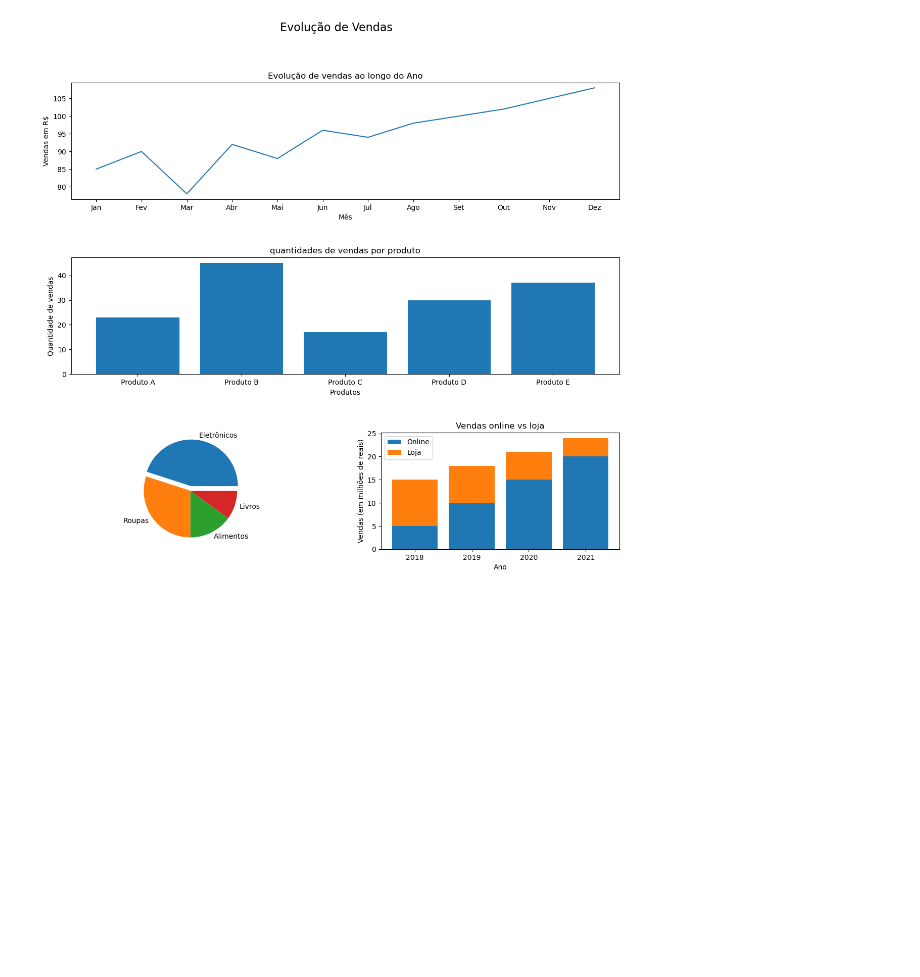
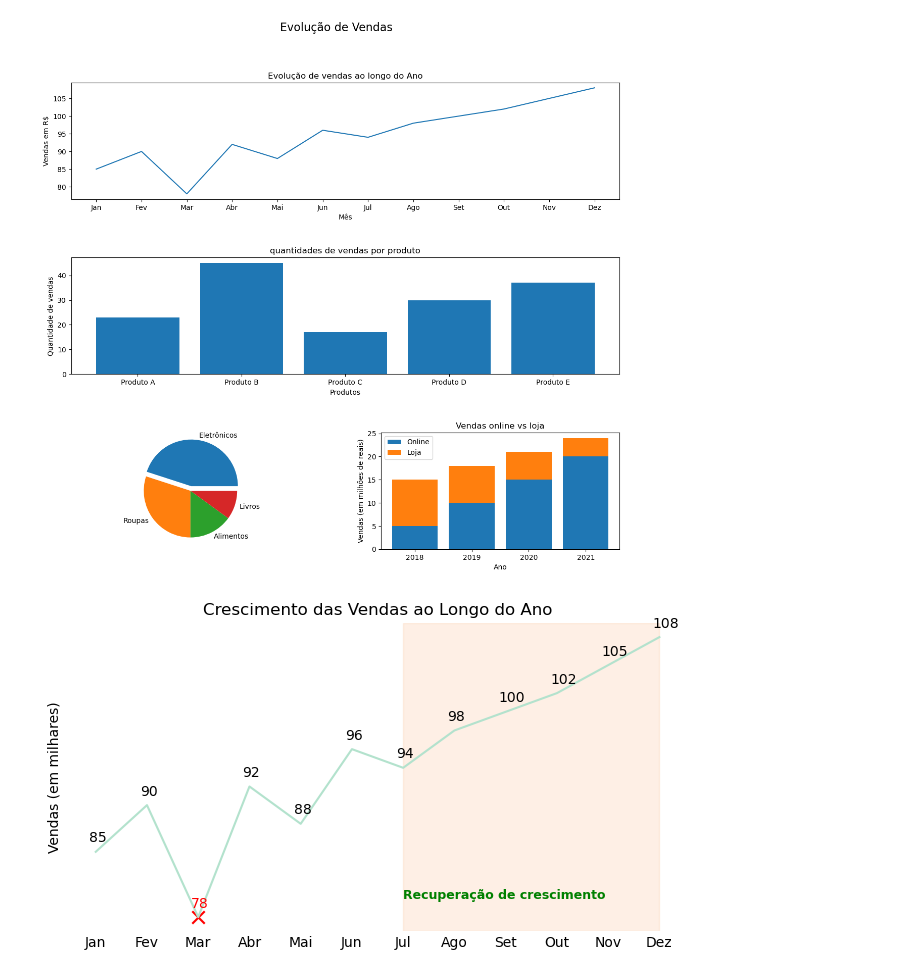
Before and after one commit to kiwsley/ciencia_de_dados, a Jupyter notebook: matplotlib_Searborn/poo_graficos.ipynb, the cells around one changed output. Cells and saved outputs as stored; diff of their text form; code cells hidden in the pictures; blank space fills up the shorter version.

```diff
--- a/matplotlib_Searborn/poo_graficos.ipynb
+++ b/matplotlib_Searborn/poo_graficos.ipynb
@@ -206,3 +206,48 @@ fig.suptitle("Evolução de Vendas",fontsize=16)
 plt.show()
 # %% [output]
 [figure]
+# %%
+import matplotlib.pyplot as plt
+import numpy as np
+from cycler import cycler
+
+marcadores = np.where(vendas == np.min(vendas),'x','')
+
+meses = ['Jan', 'Fev', 'Mar', 'Abr', 'Mai', 'Jun', 'Jul', 'Ago', 'Set', 'Out', 'Nov', 'Dez']
+vendas = [85, 90, 78, 92, 88, 96, 94, 98, 100, 102, 105, 108]
+#paleta de cores
+
+cores = plt.get_cmap('Pastel2').colors
+ciclo_cores=cycler('color',cores)
+plt.rc('axes',prop_cycle=ciclo_cores)
+
+
+fig , ax = plt.subplots(figsize=(8,4))
+
+
+#grafico
+ax.plot(meses, vendas)
+#marcadores
+for posicao , marcador in enumerate(marcadores):
+    if marcador =='x':
+        cor='red'
+        tamanho=80
+    else:
+        cor='black'
+        tamanho=0
+    ax.scatter(meses[posicao],vendas[posicao],marker=marcador,color = cor, s=tamanho)
+    ax.annotate(vendas[posicao], color = cor,xy=(meses[posicao],vendas[posicao]),xytext=(-5,7),textcoords='offset points')
+
+#destaque da região
+ax.axvspan(6,11,alpha =0.3,color=cores[1])
+ax.text(6,80,"Recuperação de crescimento",color ='green',weight='bold',fontsize=9)
+
+#plt.box(False)
+ax.set_frame_on(False)
+ax.tick_params(axis='x',length=0)
+ax.set_yticks([])
+ax.set_ylabel('Vendas (em milhares)')
+ax.set_title('Crescimento das Vendas ao Longo do Ano')
+plt.show()
+# %% [output]
+[figure, added]
```
Also changed, not shown: 7 other files.
